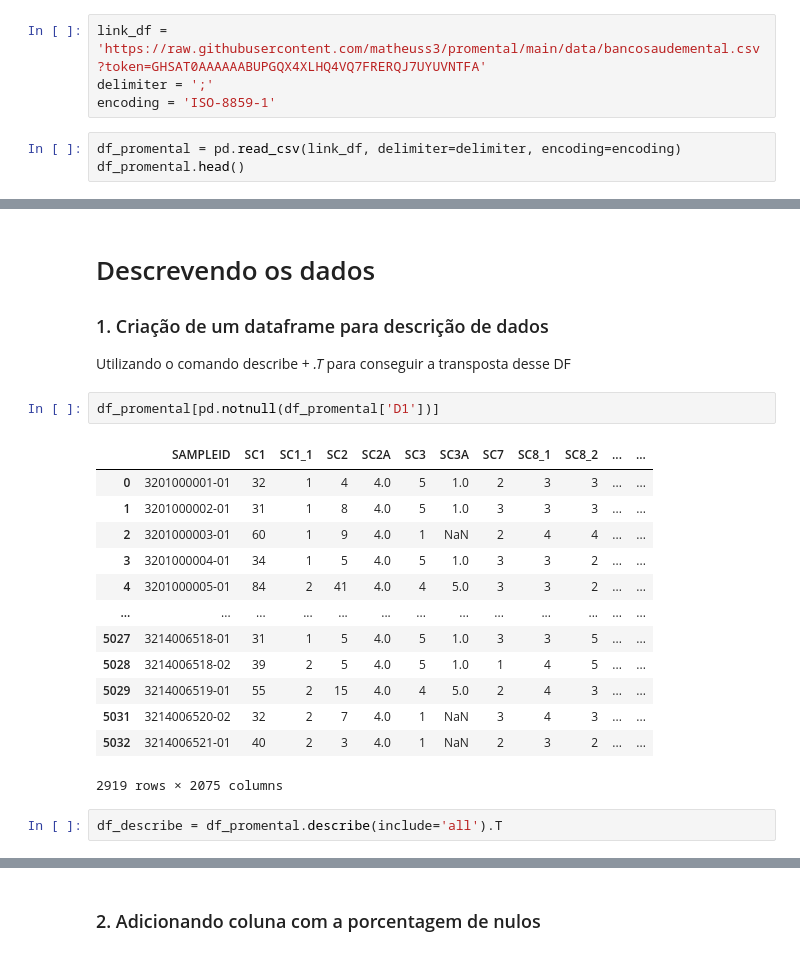
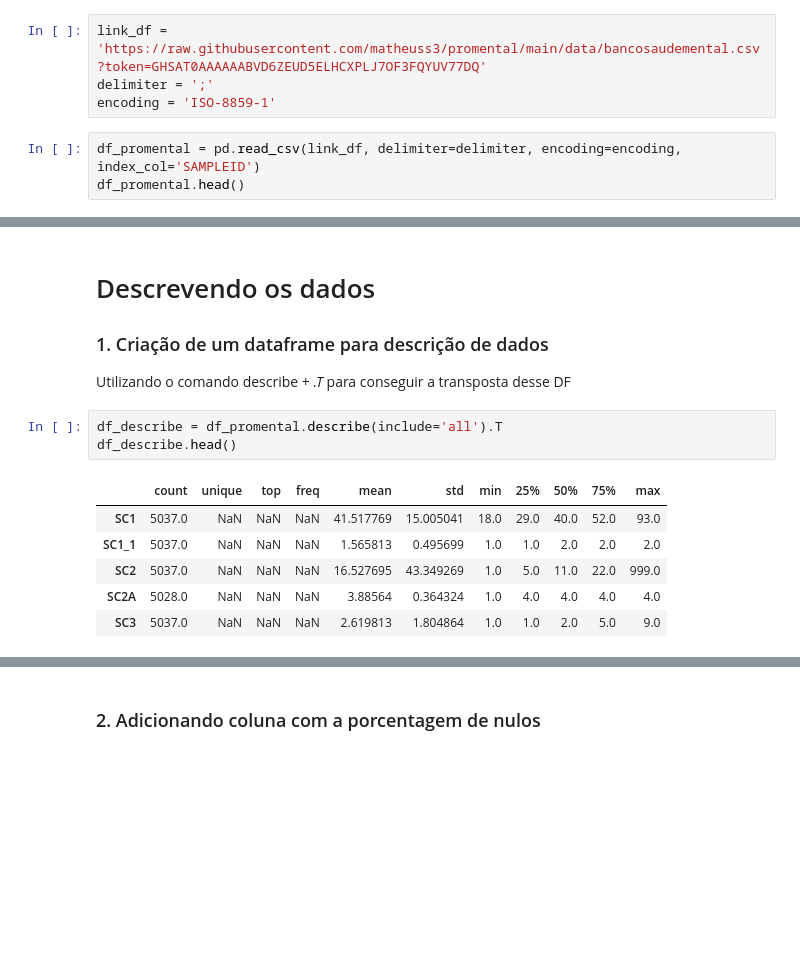
Before and after one commit to matheuss3/promental, a Jupyter notebook: notebooks/analise_exploratoria.ipynb, the cells around one changed output, grey strips where cells are left out. Drawn from its saved outputs; the diff is of its cells as text; blank space fills up the shorter version.

```diff
--- a/notebooks/analise_exploratoria.ipynb
+++ b/notebooks/analise_exploratoria.ipynb
@@ -10,10 +11,10 @@ import matplotlib.pyplot as plt
 # %% [markdown]
 Configuração do dataframe
 # %%
-link_df = 'https://raw.githubusercontent.com/matheuss3/promental/main/data/bancosaudemental.csv?token=GHSAT0AAAAAABUPGQX4XLHQ4VQ7FRERQJ7UYUVNTFA'
+link_df = 'https://raw.githubusercontent.com/matheuss3/promental/main/data/bancosaudemental.csv?token=GHSAT0AAAAAABVD6ZEUD5ELHCXPLJ7OF3FQYUV77DQ'
 delimiter = ';'
 encoding = 'ISO-8859-1'
 # %%
-df_promental = pd.read_csv(link_df, delimiter=delimiter, encoding=encoding)
+df_promental = pd.read_csv(link_df, delimiter=delimiter, encoding=encoding, index_col='SAMPLEID')
 df_promental.head()
 # %% [output]
@@ -51,20 +53,12 @@ for key in types:
 ### 1. Criação de um dataframe para descrição de dados
 Utilizando o comando describe + *.T* para conseguir a transposta desse DF
 # %%
-df_promental[pd.notnull(df_promental['D1'])]
+df_describe = df_promental.describe(include='all').T
+df_describe.head()
 # %% [output]
-|  | SAMPLEID | SC1 | SC1_1 | SC2 | SC2A | SC3 | SC3A | SC7 | SC8_1 | SC8_2 | ... | ... |
-| 0 | 3201000001-01 | 32 | 1 | 4 | 4.0 | 5 | 1.0 | 2 | 3 | 3 | ... | ... |
-| 1 | 3201000002-01 | 31 | 1 | 8 | 4.0 | 5 | 1.0 | 3 | 3 | 3 | ... | ... |
-| 2 | 3201000003-01 | 60 | 1 | 9 | 4.0 | 1 | NaN | 2 | 4 | 4 | ... | ... |
-| 3 | 3201000004-01 | 34 | 1 | 5 | 4.0 | 5 | 1.0 | 3 | 3 | 2 | ... | ... |
-| 4 | 3201000005-01 | 84 | 2 | 41 | 4.0 | 4 | 5.0 | 3 | 3 | 2 | ... | ... |
-| ... | ... | ... | ... | ... | ... | ... | ... | ... | ... | ... | ... | ... |
-| 5027 | 3214006518-01 | 31 | 1 | 5 | 4.0 | 5 | 1.0 | 3 | 3 | 5 | ... | ... |
-| 5028 | 3214006518-02 | 39 | 2 | 5 | 4.0 | 5 | 1.0 | 1 | 4 | 5 | ... | ... |
-| 5029 | 3214006519-01 | 55 | 2 | 15 | 4.0 | 4 | 5.0 | 2 | 4 | 3 | ... | ... |
-| 5031 | 3214006520-02 | 32 | 2 | 7 | 4.0 | 1 | NaN | 3 | 4 | 3 | ... | ... |
-| 5032 | 3214006521-01 | 40 | 2 | 3 | 4.0 | 1 | NaN | 2 | 3 | 2 | ... | ... |
+|  | count | unique | top | freq | mean | std | min | 25% | 50% | 75% | max |
+| SC1 | 5037.0 | NaN | NaN | NaN | 41.517769 | 15.005041 | 18.0 | 29.0 | 40.0 | 52.0 | 93.0 |
+| SC1_1 | 5037.0 | NaN | NaN | NaN | 1.565813 | 0.495699 | 1.0 | 1.0 | 2.0 | 2.0 | 2.0 |
+| SC2 | 5037.0 | NaN | NaN | NaN | 16.527695 | 43.349269 | 1.0 | 5.0 | 11.0 | 22.0 | 999.0 |
+| SC2A | 5028.0 | NaN | NaN | NaN | 3.88564 | 0.364324 | 1.0 | 4.0 | 4.0 | 4.0 | 4.0 |
+| SC3 | 5037.0 | NaN | NaN | NaN | 2.619813 | 1.804864 | 1.0 | 1.0 | 2.0 | 5.0 | 9.0 |
-2919 rows × 2075 columns
-# %%
-df_describe = df_promental.describe(include='all').T
```
Also changed, not shown: parts of 24 cells of this notebook.
